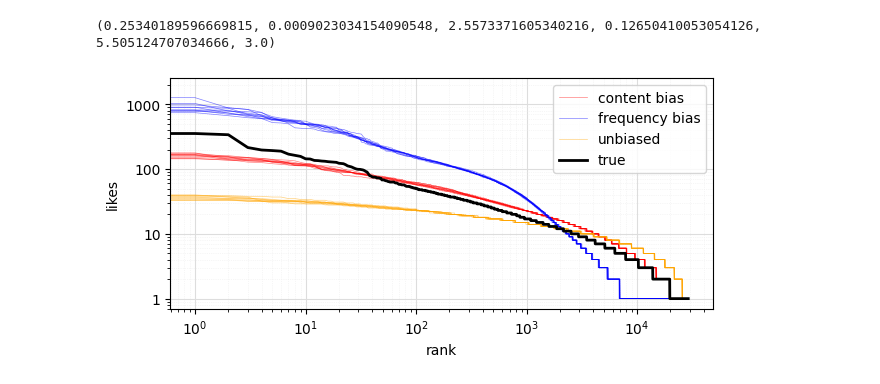
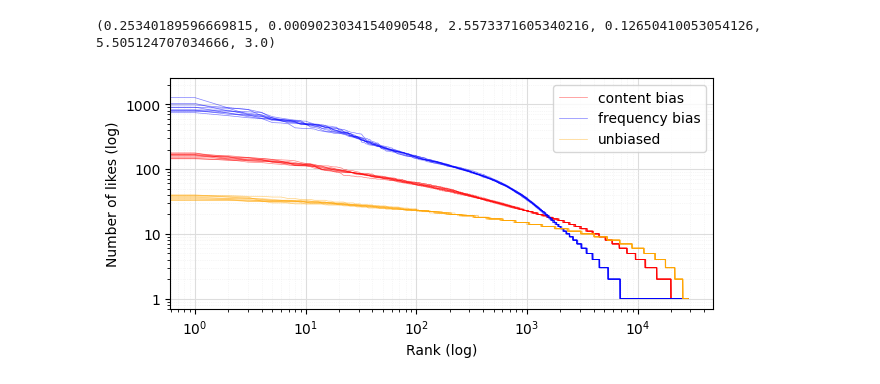
Before and after one commit to alexeykosh/2023-slovotvir-reuse-analysis, a Jupyter notebook: model.ipynb, the cells around one changed output. Drawn from its saved outputs; the diff is of its cells as text; code cells hidden in the pictures.

```diff
--- a/model.ipynb
+++ b/model.ipynb
@@ -290,28 +290,28 @@ for _ in range(10):
 # %%
 # plot runs
 fig, ax = plt.subplots(figsize=(7, 3))
 for run in runs:
     ax.plot(range(len(run)), run, color='red', alpha=0.5, label = 'content bias', linewidth=0.5)
 for run in runs_:
     ax.plot(range(len(run)), run, color='blue', alpha=0.5, label = 'frequency bias', linewidth=0.5)
 for run in runs_u:
     ax.plot(range(len(run)), run, color='orange', alpha=0.5, label = 'unbiased', linewidth=0.5)
-ax.plot(range(len(true_likes[true_ranked])), true_likes[true_ranked],
-        color='black', label='true', alpha = 1, linewidth=2)
-ax.set_xlabel('rank')
-ax.set_ylabel('likes')
+# ax.plot(range(len(true_likes[true_ranked])), true_likes[true_ranked],
+#         color='black', label='true', alpha = 1, linewidth=2)
+ax.set_xlabel('Rank (log)')
+ax.set_ylabel('Number of likes (log)')
 ax.set_yscale('log')
 ax.yaxis.set_major_formatter(mticker.ScalarFormatter())
 handles, labels = plt.gca().get_legend_handles_labels()
 by_label = dict(zip(labels, handles))
 plt.legend(by_label.values(), by_label.keys())
 ax.set_xscale('log')
 ax.grid(which='major', color='#DDDDDD', linewidth=0.8)
 ax.grid(which='minor', color='#EEEEEE', linestyle=':', linewidth=0.5)
 ax.minorticks_on()
 plt.show()
 # %% [output]
-[figure, old version]
+[figure, new version]
 # %%
 def plot_rank_segment(runs, runs_, low, high):
     fig, ax = plt.subplots(figsize=(7, 3))
```
Also changed, not shown: parts of 2 cells of this notebook.
